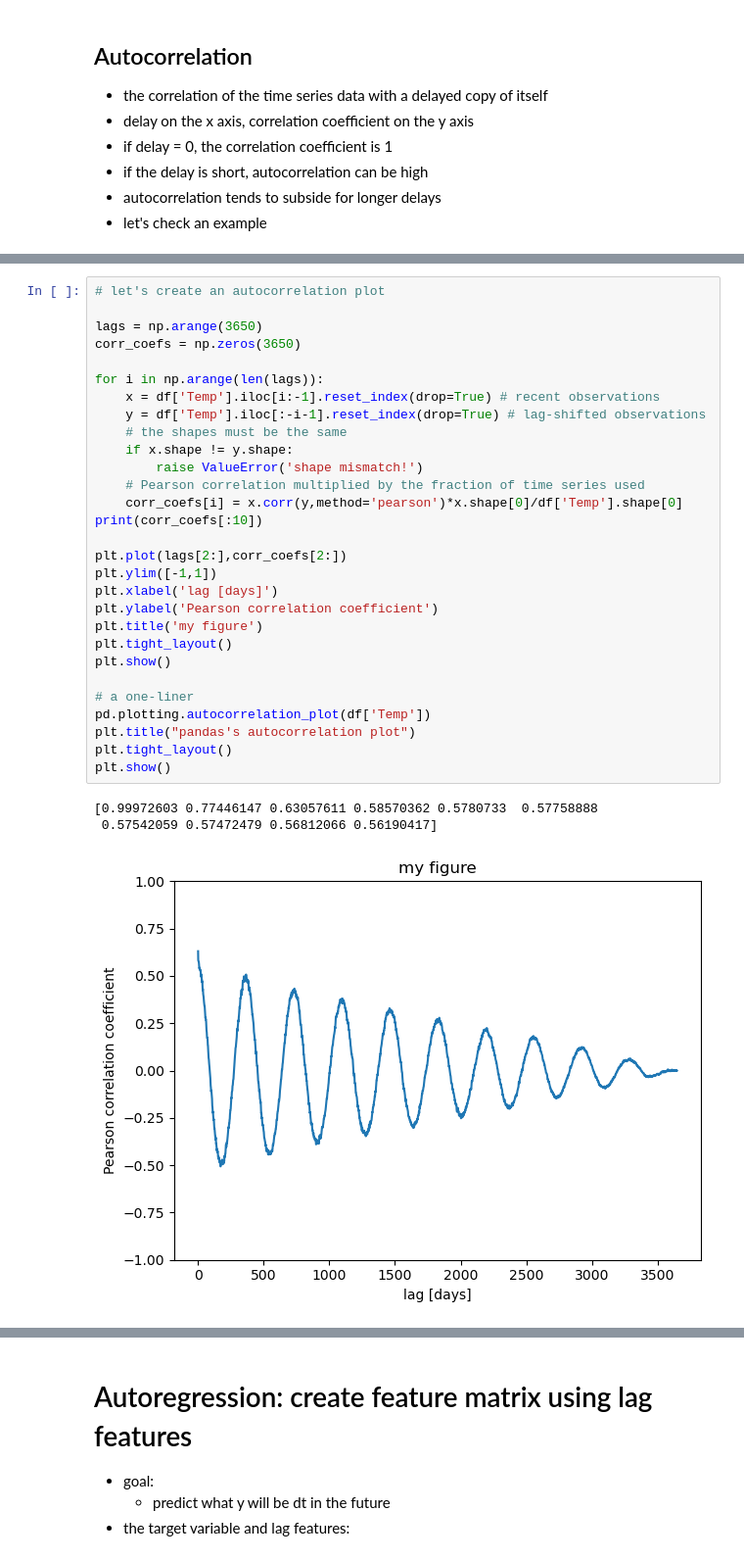
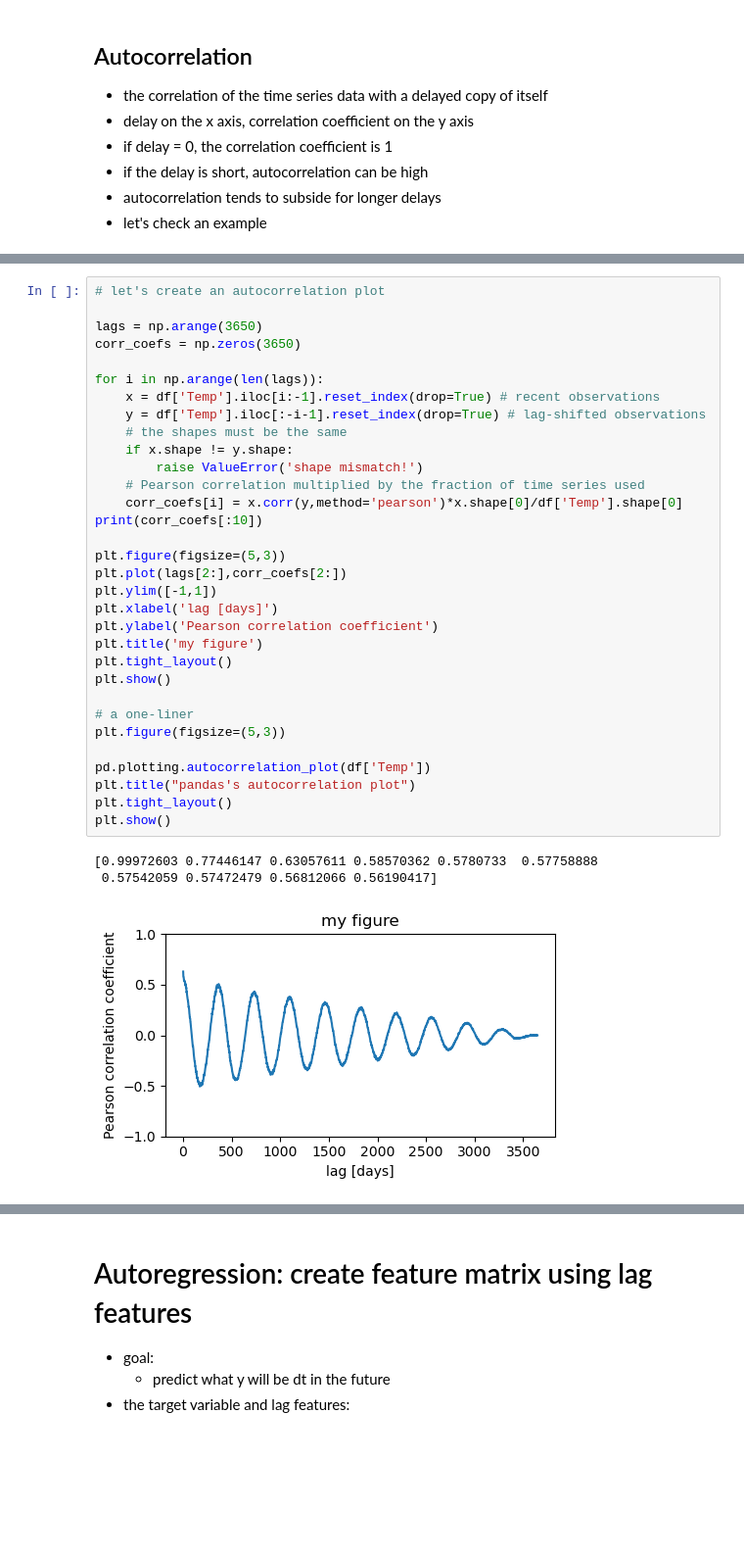
Before and after one commit to BrownDSI/DATA1030-Fall2023, a Jupyter notebook: week3 - prep data for ML/split_data_2.ipynb, the cells around one changed output, grey strips where cells are left out. Shown at 98% size. Saved outputs shown, nothing was run; the diff lists cells and outputs as text; blank space fills up the shorter version.

```diff
--- a/week3 - prep data for ML/split_data_2.ipynb
+++ b/week3 - prep data for ML/split_data_2.ipynb
@@ -411,31 +413,34 @@ plt.show()
 
 lags = np.arange(3650)
 corr_coefs = np.zeros(3650)
 
 for i in np.arange(len(lags)):
     x = df['Temp'].iloc[i:-1].reset_index(drop=True) # recent observations
     y = df['Temp'].iloc[:-i-1].reset_index(drop=True) # lag-shifted observations
     # the shapes must be the same
     if x.shape != y.shape:
         raise ValueError('shape mismatch!')
     # Pearson correlation multiplied by the fraction of time series used
     corr_coefs[i] = x.corr(y,method='pearson')*x.shape[0]/df['Temp'].shape[0]
 print(corr_coefs[:10])
 
+plt.figure(figsize=(5,3))
 plt.plot(lags[2:],corr_coefs[2:])
 plt.ylim([-1,1])
 plt.xlabel('lag [days]')
 plt.ylabel('Pearson correlation coefficient')
 plt.title('my figure')
 plt.tight_layout()
 plt.show()
 
 # a one-liner
+plt.figure(figsize=(5,3))
+
 pd.plotting.autocorrelation_plot(df['Temp'])
 plt.title("pandas's autocorrelation plot")
 plt.tight_layout()
 plt.show()
 # %% [output]
 [0.99972603 0.77446147 0.63057611 0.58570362 0.5780733  0.57758888
  0.57542059 0.57472479 0.56812066 0.56190417]
-[figure, old version]
+[figure, new version]
```
Also changed, not shown: parts of 2 cells of this notebook, 5 other files.
